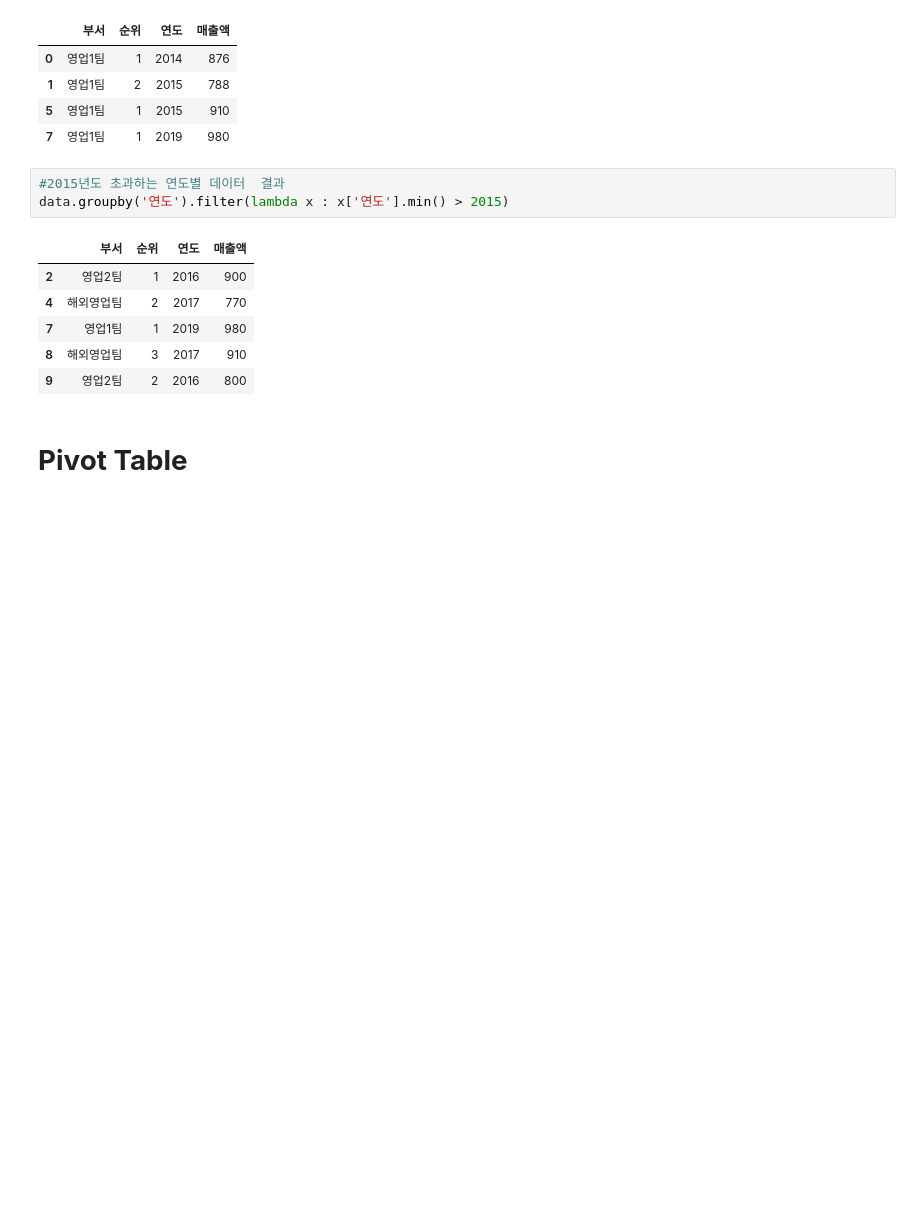
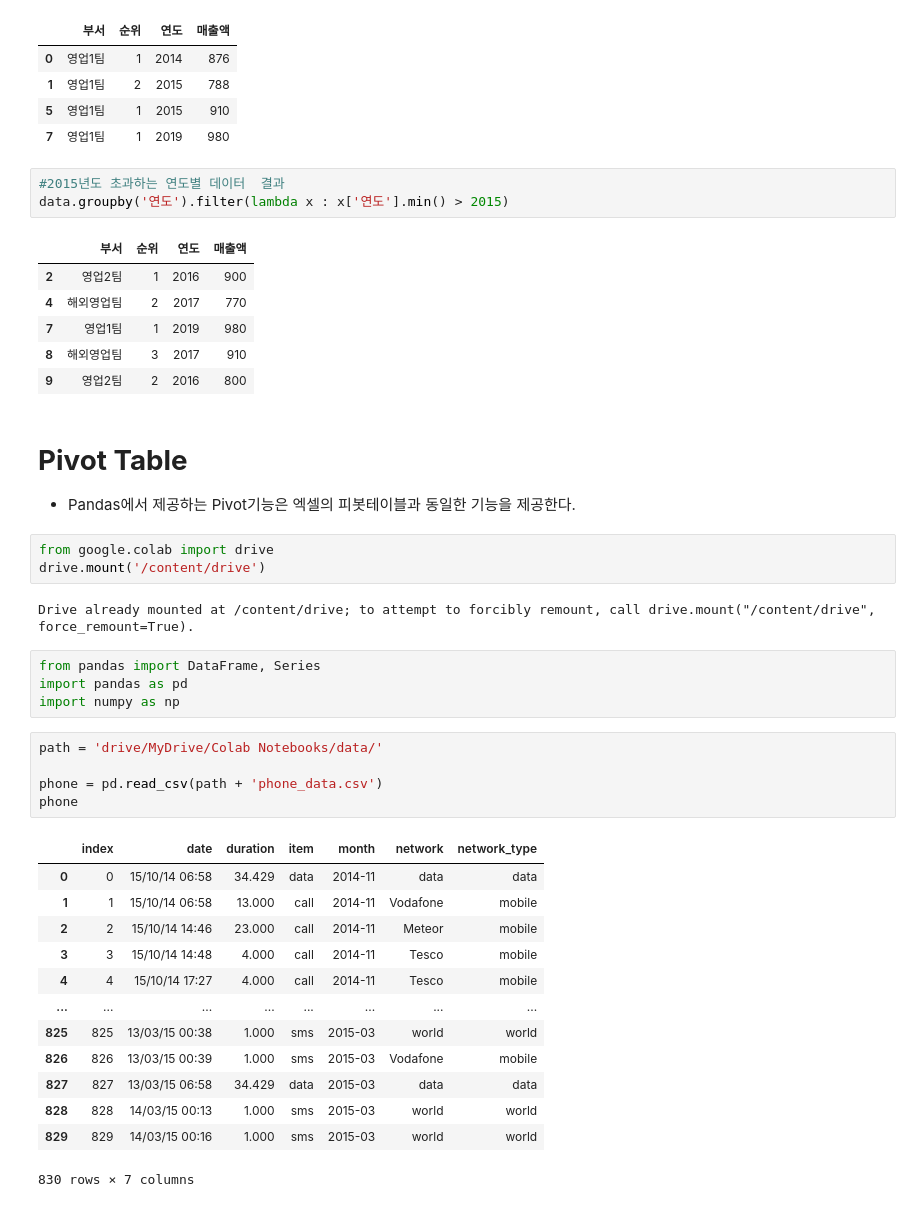
Before and after one commit to kdstheace/Python-Study, a Jupyter notebook: Day0329_Pandas_GroupBy.ipynb, the cells around one changed output. Drawn from its saved outputs; the diff is of its cells as text; blank space fills up the shorter version.

```diff
--- a/Day0329_Pandas_GroupBy.ipynb
+++ b/Day0329_Pandas_GroupBy.ipynb
@@ -222,5 +222,34 @@ data.groupby('연도').filter(lambda x : x['연도'].min() > 2015)
 | 7 | 영업1팀 | 1 | 2019 | 980 |
 | 8 | 해외영업팀 | 3 | 2017 | 910 |
 | 9 | 영업2팀 | 2 | 2016 | 800 |
-# %% [markdown]
-# **Pivot Table**
+# %% [markdown]
+# **Pivot Table**
+- Pandas에서 제공하는 Pivot기능은 엑셀의 피봇테이블과 동일한 기능을 제공한다.
+# %%
+from google.colab import drive
+drive.mount('/content/drive')
+# %% [output]
+Drive already mounted at /content/drive; to attempt to forcibly remount, call drive.mount("/content/drive", force_remount=True).
+# %%
+from pandas import DataFrame, Series
+import pandas as pd
+import numpy as np
+# %%
+path = 'drive/MyDrive/Colab Notebooks/data/'
+
+phone = pd.read_csv(path + 'phone_data.csv')
+phone
+# %% [output]
+|  | index | date | duration | item | month | network | network_type |
+| 0 | 0 | 15/10/14 06:58 | 34.429 | data | 2014-11 | data | data |
+| 1 | 1 | 15/10/14 06:58 | 13.000 | call | 2014-11 | Vodafone | mobile |
+| 2 | 2 | 15/10/14 14:46 | 23.000 | call | 2014-11 | Meteor | mobile |
+| 3 | 3 | 15/10/14 14:48 | 4.000 | call | 2014-11 | Tesco | mobile |
+| 4 | 4 | 15/10/14 17:27 | 4.000 | call | 2014-11 | Tesco | mobile |
+| ... | ... | ... | ... | ... | ... | ... | ... |
+| 825 | 825 | 13/03/15 00:38 | 1.000 | sms | 2015-03 | world | world |
+| 826 | 826 | 13/03/15 00:39 | 1.000 | sms | 2015-03 | Vodafone | mobile |
+| 827 | 827 | 13/03/15 06:58 | 34.429 | data | 2015-03 | data | data |
+| 828 | 828 | 14/03/15 00:13 | 1.000 | sms | 2015-03 | world | world |
+| 829 | 829 | 14/03/15 00:16 | 1.000 | sms | 2015-03 | world | world |
+830 rows × 7 columns
```
Also changed, not shown: parts of 2 cells of this notebook.
